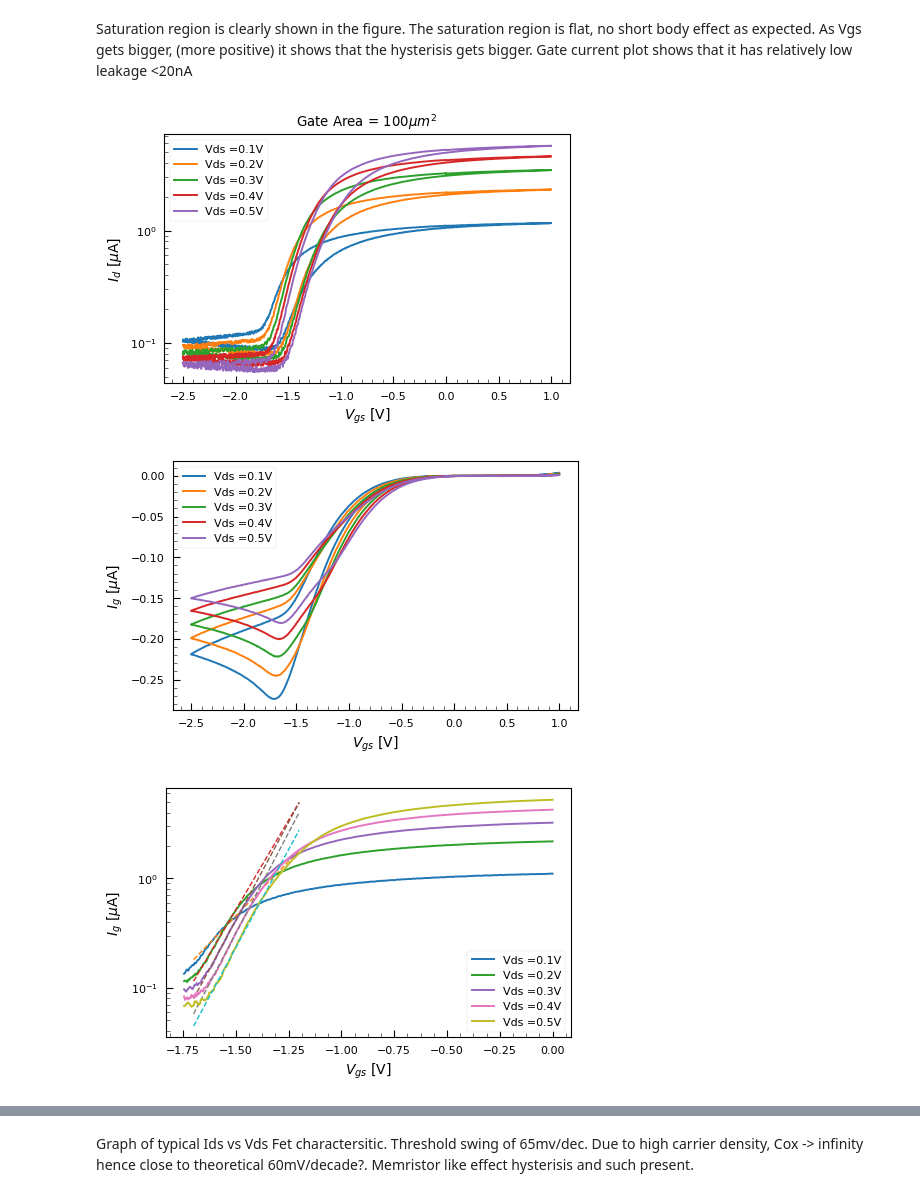
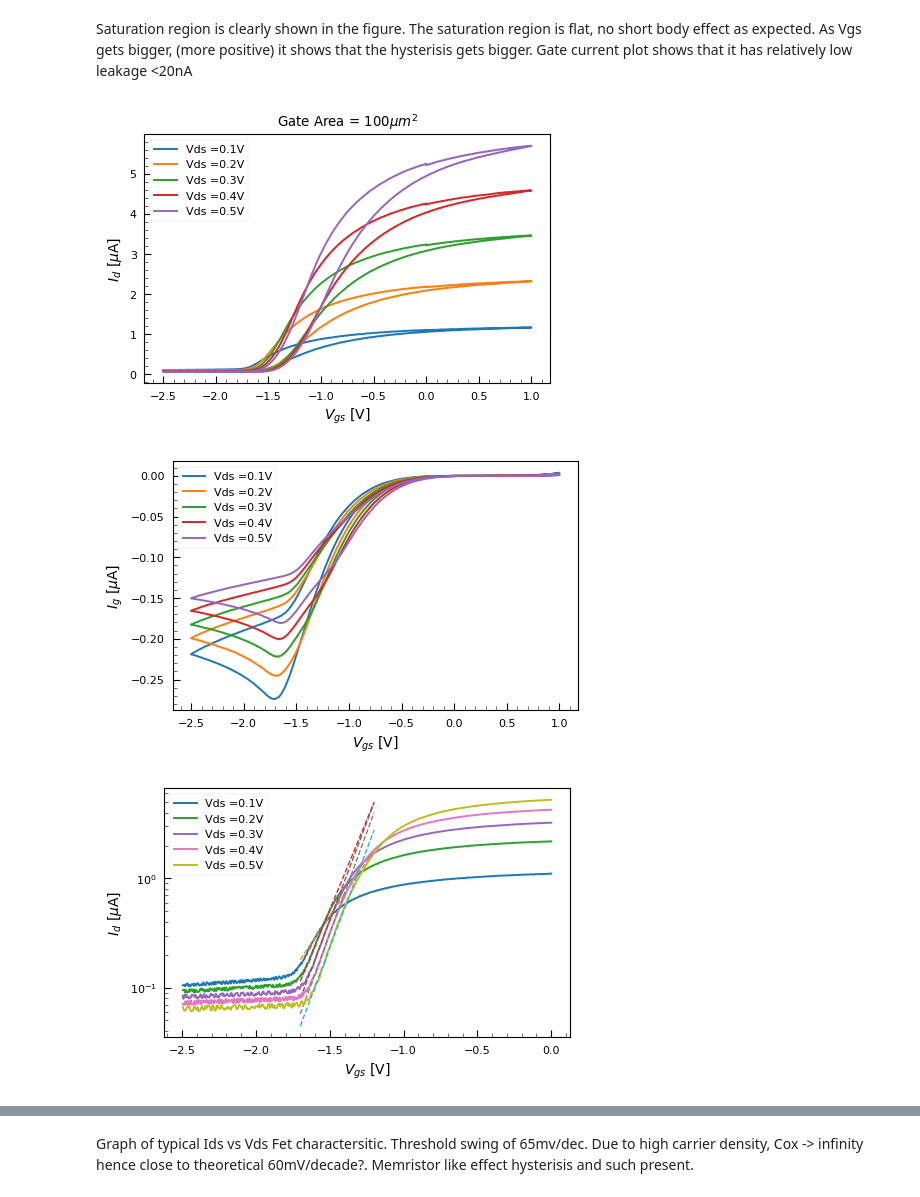
Before and after one commit to prabowobagas/Jupyter-Notebook-Thesis, a Jupyter notebook: Weekly Journal.ipynb, the cells around one changed output, grey strips where cells are left out. Saved outputs shown, nothing was run; the diff lists cells and outputs as text; code cells hidden in the pictures.

Commit message:
fix figures, added some more graphs

```diff
--- a/Weekly Journal.ipynb
+++ b/Weekly Journal.ipynb
@@ -254,7 +255,7 @@ data_width = 2206
 dataparsing(input_file, output_file, data_width)
 # %%
 # Vds variable plotter
-from scipy.optimize import curve_fit
+from scipy.signal import savgol_filter
 
 def wrapper_vds(dataframe):
     dataframe.drop('Unnamed: 5', axis=1,inplace=True)
@@ -294,7 +295,7 @@ ax2 = fig2.add_subplot(1, 1, 1)
 # ax3 = fig2.add_subplot(1, 1, 1)
 
 V_sat_data = []
-for i in new_range(1, 35, 2):    # set number of data here: max # 36
+for i in new_range(17, 35, 4):    # set number of data here: max # 36
 
     # df1 = pd.read_csv('Data\\dev15\\dev15_vsd\\dev15_dataset'+str(i)+'.txt',sep='\t',skiprows = [0,1,2])
     df2 = pd.read_csv('Data\\dev16\\dev16_huge_sweep\\dev16_dataset'+str(i)+'.txt',sep='\t',skiprows = [0,1,2])
@@ -308,20 +309,22 @@ for i in new_range(1, 35, 2):    # set number of data here: max # 36
     V_sat_index = find_nearest(Vds_list[1:1200], Vgs+1.8)
     V_sat_data.append((Vds_list[V_sat_index], Ids_list[V_sat_index]/10**(-6)))
 
+    Igs_list = savgol_filter(df_wrap2['Igs'],99,3)  # Filter out noise with savgol filter
     # plt.plot(df_wrap1['Vds'], df_wrap1['Ids']/(10)**(-6), label = 'Vgs ='+str((i*-100)+100)+'mV',linestyle = 'dashed')
     ax.plot(df_wrap2['Vds'], df_wrap2['Ids']/(10)**(-6), label = 'Vgs ='+str(round(Vgs,2))+' V')
-    if Vgs <= -2.4:
+    if Vgs <= -0.75:
         ax.text(Vds_list[1200]+0.05, Ids_list[1200]/(10)**(-6) -0.5, plus_string(Vgs),  withdash=False, fontsize=9)
     elif Vgs >= -0.7:
         ax.text(Vds_list[1200]+0.05, Ids_list[1200]/(10)**(-6), plus_string(Vgs),  withdash=False, fontsize=9)
 
-    ax2.plot(df_wrap2['Vds'], df_wrap2['Igs']/(10**(-6)), label = 'Vgs ='+str(round(Vgs,2))+' V')
+    ax2.plot(df_wrap2['Vds'], Igs_list/(10**(-6)), label = 'Vgs ='+str(round(Vgs,2))+' V')
 
 
 
 Vds_tuple, Ids_tuple = zip(*V_sat_data)
 popt, pcov = curve_fit(quadratic_fitting, Vds_tuple, Ids_tuple)
-Vds_new = np.linspace(0, 5, num = 100, endpoint=True)
+print(popt)
+Vds_new = np.linspace(popt[1], 5, num = 100, endpoint=True)
 Ids_new = quadratic_fitting(Vds_new, *popt)
 # ax.plot(Vds_tuple,Ids_tuple)
 ax.plot(Vds_new, Ids_new)
@@ -343,14 +346,14 @@ fig1.set_size_inches(plot_width, plot_height*1.4)
 
 
 ## plot setting for fig2 (Ig vs Vds)
-ax2.legend(bbox_to_anchor=(1.05, 1), loc=2)
+ax2.legend(prop={'size': 8}, loc=1, bbox_to_anchor=(1,1), bbox_transform=ax2.transAxes)
 ax2.set_title('100$\mu m^2$ Gate Area')
 ax2.set_xlabel('$V_{ds}$ [V]', fontsize=10)
 ax2.set_ylabel('$I_{g}$ [$\mu$A]', fontsize=10)
 ax2.tick_params(axis = 'y', which = 'both', length=5, direction='in')
 ax2.tick_params(axis = 'both', which = 'minor', labelsize = 9)
-fig2.set_size_inches(plot_width , plot_height*2)
-ax2.set_ylim(-0.05, 0.050)
+fig2.set_size_inches(plot_width , plot_height*1.4)
+ax2.set_ylim(-0.01, 0.01)
 ax2.set_xlim(-0.5, 5)
 #fig2.savefig('Figures\\Dev15_Vds_sweep-Igs.pdf', format='pdf', bbox_inches='tight')
 
@@ -378,12 +381,13 @@ def Vgs_plotter(data_location, loop_var1, loop_var2):
     data_linspace = np.round(np.linspace(-0.5,0.5, num = 11), 1)
     gradient = []
     Vds_arr = []
+    on_off_rat = []
     for i in range(loop_var1, loop_var2):
         df = pd.read_csv(data_location + str(i) + '.txt', sep='\t', skiprows = [0,1,2])
         df_wrap = wrapper_vgs(df)
 
         fig1 = plt.figure(1)
-        plt.semilogy( df_wrap['Vgs'], df_wrap['Igs']/(10)**(-6), label = 'Vds =' + str(data_linspace[i-1]) + 'V')
+        plt.plot( df_wrap['Vgs'], df_wrap['Igs']/(10)**(-6), label = 'Vds =' + str(data_linspace[i-1]) + 'V')
         plt.title('Gate Area = 100$\mu m^2$')
         plt.legend(prop={'size': 8})
         plt.xlabel('$V_{gs}$ [V]', fontsize=10)
@@ -406,52 +410,59 @@ def Vgs_plotter(data_location, loop_var1, loop_var2):
         ax2.tick_params(axis='both', which='minor', length=3)
         fig2.set_size_inches(plot_width*1.5 , plot_height*1.5)
 
 
         fig3 = plt.figure(3)
         Vgs_linspace = df_wrap['Vgs']
         Ids_data = df_wrap['Igs']/10**(-6)  # Ids Data is in micro amps
         popt, pcov = curve_fit(exponent_fit, Vgs_linspace[299:330], Ids_data[299:330])
         Vgs_new = np.linspace(-1.7, -1.2, endpoint=True)
         Ids_new = exponent_fit(Vgs_new, *popt)
 
-        plt.semilogy(Vgs_linspace[0:350], Ids_data[0:350], label = 'Vds =' + str(data_linspace[i-1]) + 'V')
+        plt.semilogy(Vgs_linspace[0:500], Ids_data[0:500], label = 'Vds =' + str(data_linspace[i-1]) + 'V')
         plt.semilogy(Vgs_new, Ids_new, linewidth=1 , linestyle = 'dashed')
         plt.legend(prop={'size': 8})
         plt.xlabel('$V_{gs}$ [V]', fontsize=10)
-        plt.ylabel('$I_{g}$ [$\mu$A]', fontsize=10)
+        plt.ylabel('$I_{d}$ [$\mu$A]', fontsize=10)
         ax3 = plt.gca()
         ax3.tick_params(axis = 'both', which = 'both', length=5, direction='in')
         ax3.minorticks_on()
         ax3.tick_params(axis='both', which='minor', length=3)
         fig3.set_size_inches(plot_width*1.5 , plot_height*1.5)
 
-        fig4 = plt.figure(4)
+
         gradient.append(((Vgs_new[-1] - Vgs_new[0])*1000)/(np.log10(Ids_new[-1])-np.log10(Ids_new[0])))
+        on_off_rat.append(Ids_data[0]/Ids_data[500])
         Vds_arr.append(data_linspace[i-1])
-        plt.plot(Vds_arr, gradient, '-o', color = 'red')
-        ax4 = plt.gca()
-        ax4.tick_params(axis = 'both', which = 'both', length=5, direction='in')
-        ax4.minorticks_on()
-        ax4.tick_params(axis='both', which='minor', length=3)
-        fig4.set_size_inches(plot_width*1.5 , plot_height*1.5)
 
-#         plt.plot(Vds_new[:49], (Vds_new[:49]*10**3)/np.log10(np.diff(Ids_new)/np.diff(Vds_new)),
-#                  label = 'Vds =' + str(data_linspace[i-1]) + 'V')
-#         plt.legend(prop={'size': 8})
-#         plt.xlabel('$V_{gs}$ [V]', fontsize=10)
-#         plt.ylabel('$S_{s-th}$ [mV/dec]', fontsize=10)
-#         ax4 = plt.gca()
-#         ax4.tick_params(axis = 'both', which = 'both', length=5, direction='in')
-#         ax4.minorticks_on()
-#         ax4.tick_params(axis='both', which='minor', length=3)
-#         fig4.set_size_inches(plot_width*1.5 , plot_height*1.5)
+    fig4 = plt.figure(4)
+    ax4 = fig4.add_subplot(111)
+    ax5 = ax4.twinx()
+    ax4.plot(Vds_arr, gradient, '-o', color='r',label='Subthreshold')
+    ax5.plot(Vds_arr, on_off_rat, '-^', color='b', label='on/off ratio')
+
+
+    ax4.tick_params(axis = 'both', which = 'both', length=5, direction='in')
+    ax4.minorticks_on()
+    ax4.set_xlabel('$V_{ds}$ [V]', fontsize=10)
+    ax4.set_ylabel('$S_{s-th}$ [mV/dec]', fontsize=10)
+    ax4.tick_params(axis='both', which='minor', length=3)
+
+    ax5.tick_params(axis = 'both', which = 'both', length=5, direction='in')
+    ax5.minorticks_on()
+    ax5.set_xlabel('$V_{ds}$ [V]', fontsize=10)
+    ax5.set_ylabel('On/Off $I_d$ ratio', fontsize=10)
+    ax5.tick_params(axis='both', which='minor', length=3)
+
+    fig4.legend(prop={'size': 8}, loc=1, bbox_to_anchor=(1,0.30), bbox_transform=ax4.transAxes)
+
+    fig4.set_size_inches(plot_width , plot_height*1.5)
 
 
 # change data set! might be switched. Check what Id of the source K200 K200-2
 Vgs_plotter('Data\\dev16\\dev16_vgs\\dev16_vgs_dataset', 7, 12) #12 max
 
 # plt.savefig('Figures\\percprob_vs_occprob.pdf', format='pdf', dpi=300)
 # %% [output]
-[figure, old version]
+[figure, new version]
 [figure]
-[figure, old version]
+[figure, new version]
```
Also changed, not shown: parts of 5 cells of this notebook, 2 other files.
